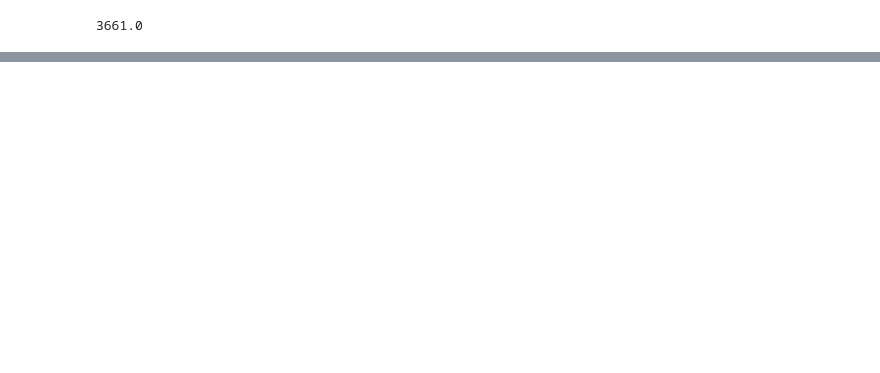
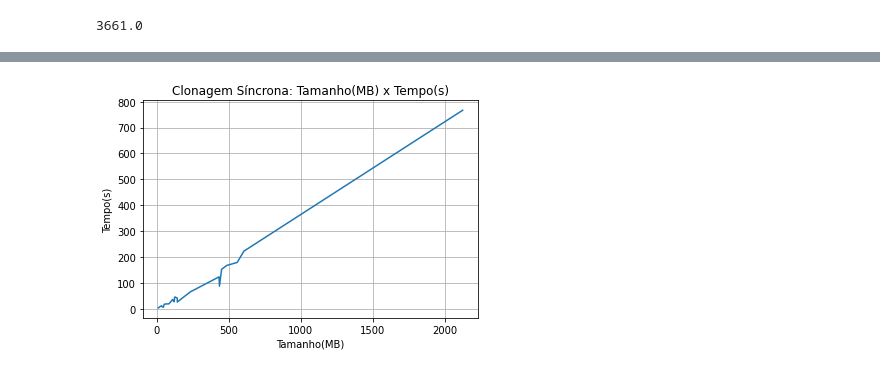
Before and after one commit to armandossrecife/teste, a Jupyter notebook: resultadotccgustavo.ipynb, the cells around one changed output, grey strips where cells are left out. Cells and saved outputs as stored; diff of their text form; code cells hidden in the pictures; blank space fills up the shorter version.

```diff
--- a/resultadotccgustavo.ipynb
+++ b/resultadotccgustavo.ipynb
@@ -136,0 +165,10 @@ df_assincrono
+# %%
+plt.plot(df_sincrono['tamanho'], df_sincrono['mean'])
+plt.title('Clonagem Síncrona: Tamanho(MB) x Tempo(s)')
+plt.xlabel('Tamanho(MB)')
+plt.ylabel('Tempo(s)')
+plt.grid(visible=True)
+plt.savefig('curva_sincrono.png')
+plt.show()
+# %% [output]
+[figure, added]
```
Also changed, not shown: parts of 35 cells of this notebook.
